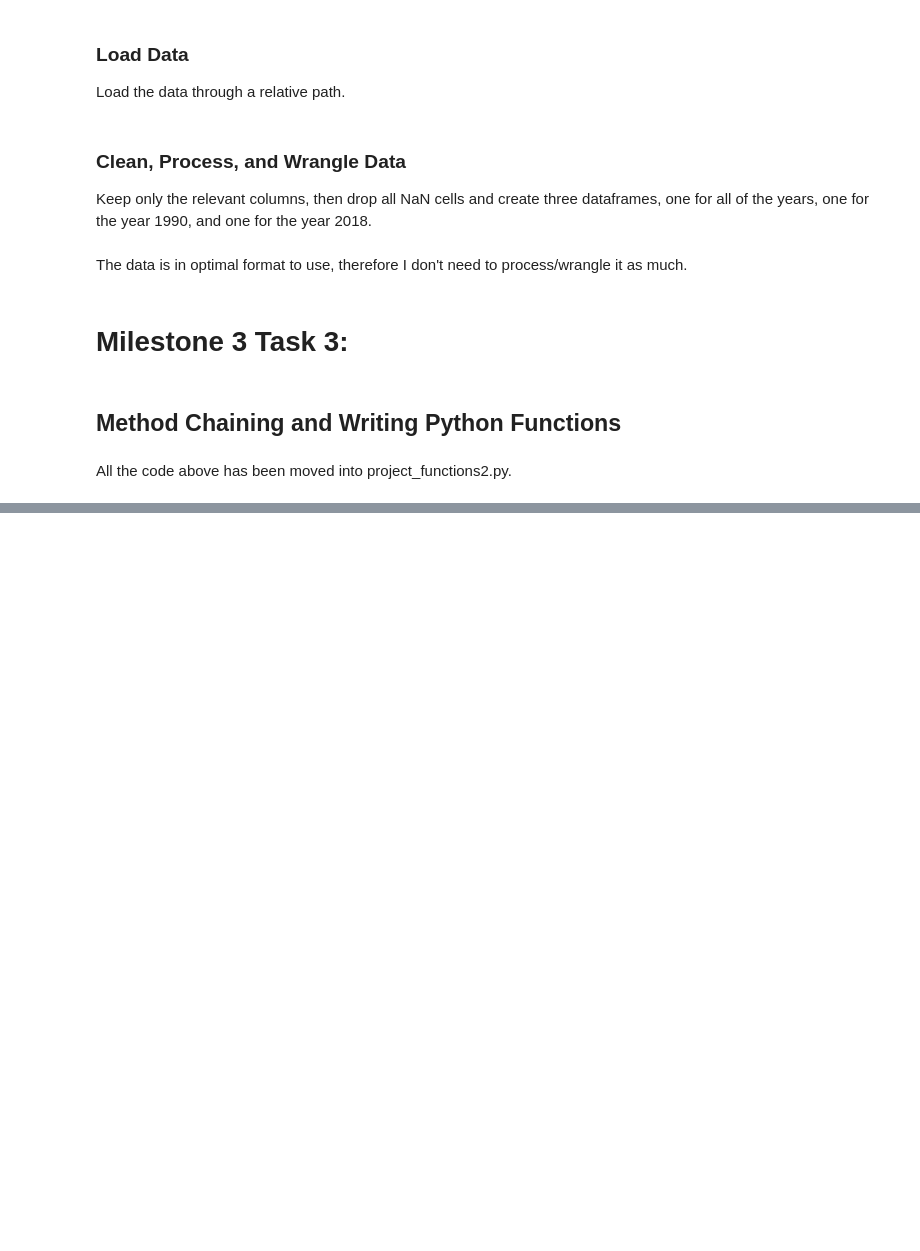
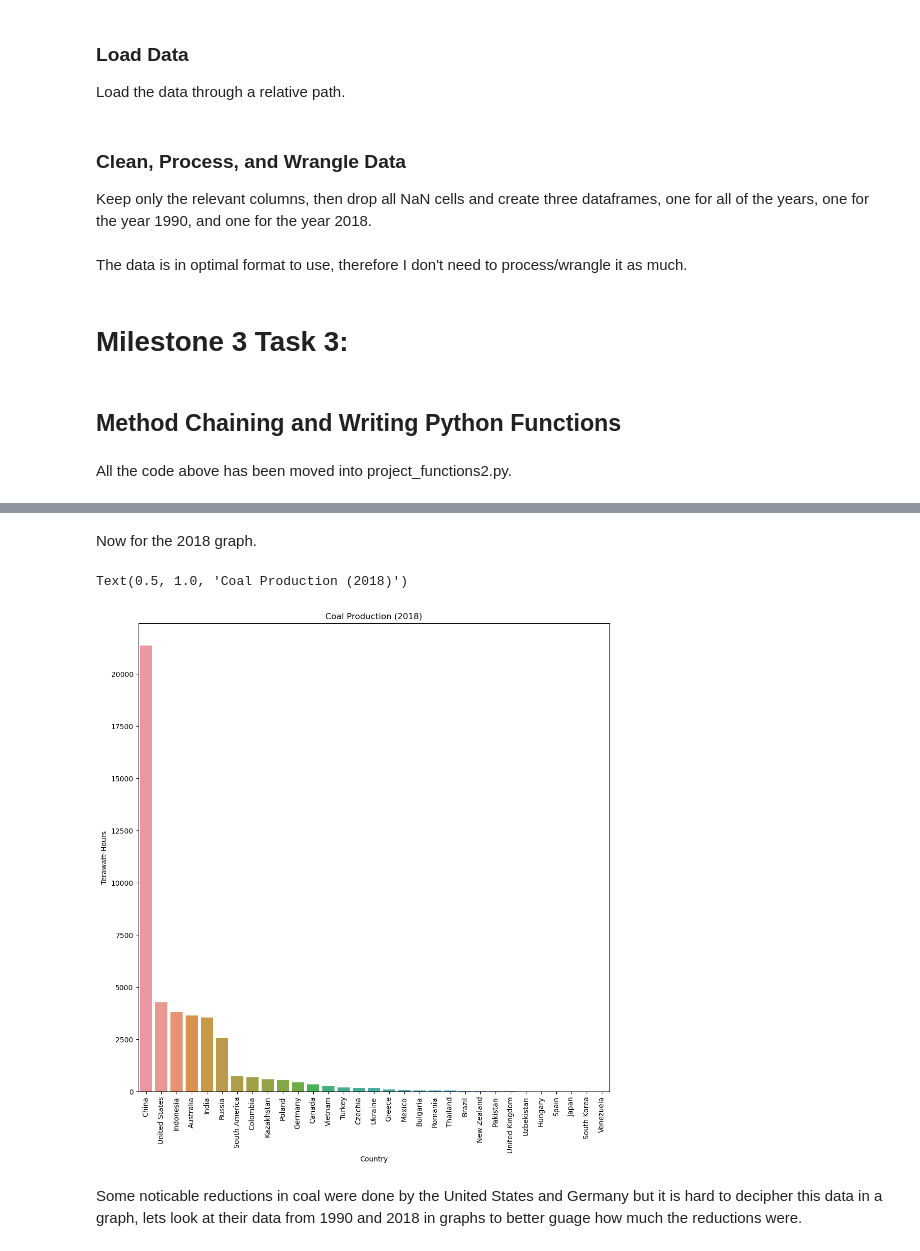
Before and after one commit to ubco-W2022T1-cosc301/project-group02, a Jupyter notebook: notebooks/analysis2.ipynb, the cells around one changed output, grey strips where cells are left out. Saved outputs shown, nothing was run; the diff lists cells and outputs as text; code cells hidden in the pictures; blank space fills up the shorter version.

```diff
--- a/notebooks/analysis2.ipynb
+++ b/notebooks/analysis2.ipynb
@@ -357,0 +479,14 @@ dfTest
+# %% [markdown]
+Now for the 2018 graph.
+# %%
+plt.figure(figsize=(12, 12))
+sns.barplot(x='Country', y='Coal production, measured in terawatt-hours', data=df2018)
+plt.ylabel('Terawatt-Hours')
+plt.xlabel('Country')
+plt.xticks(rotation=90)
+plt.title('Coal Production (2018)')
+# %% [output]
+Text(0.5, 1.0, 'Coal Production (2018)')
+[figure, added]
+# %% [markdown]
+Some noticable reductions in coal were done by the United States and Germany but it is hard to decipher this data in a graph, lets look at their data from 1990 and 2018 in graphs to better guage how much the reductions were.
```
Also changed, not shown: parts of 26 cells of this notebook, 1 other file.
